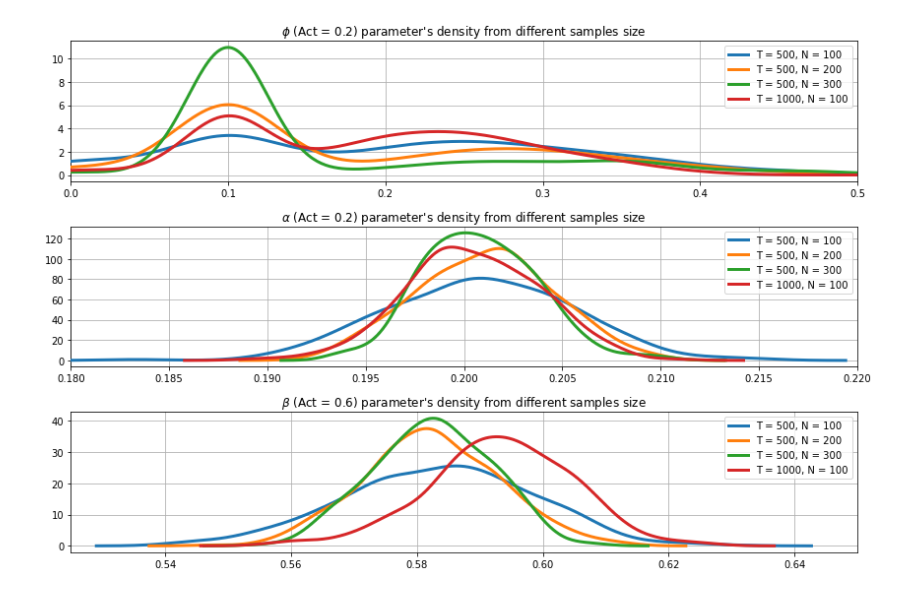
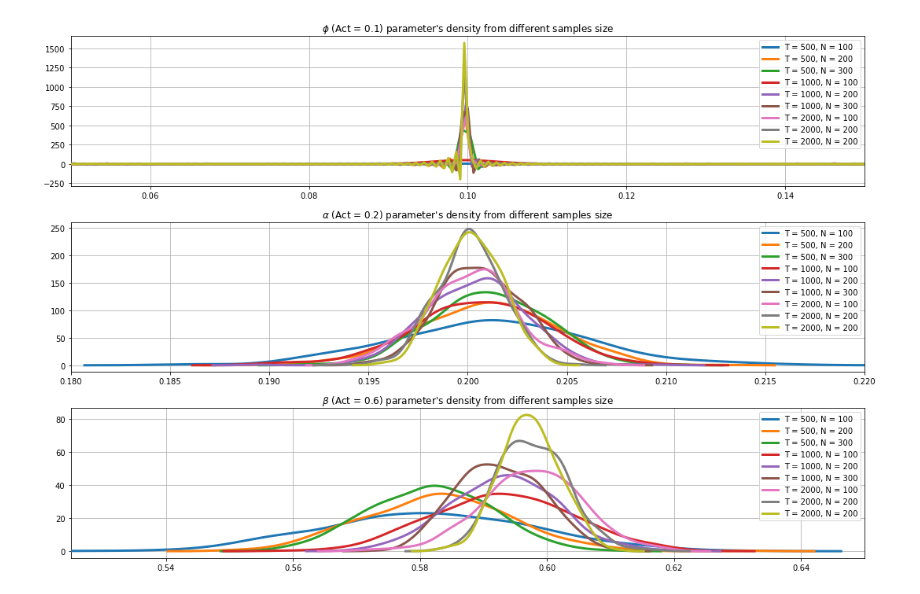
Before and after one commit to NemesiP/volatility-forecasting, a Jupyter notebook: Examples/Panel_GARCH_CSA_sim.ipynb, the cells around one changed output. Cells and saved outputs as stored; diff of their text form; code cells hidden in the pictures.

Commit message:
Panel_GARCH_CSA_sim.ipynb completed

```diff
--- a/Examples/Panel_GARCH_CSA_sim.ipynb
+++ b/Examples/Panel_GARCH_CSA_sim.ipynb
@@ -45,85 +55,117 @@ sim500_dp = pd.read_csv('C:/Users/peter/Desktop/volatility-forecasting/results/p
 # %%
-sim500_qp = pd.read_csv('C:/Users/peter/Desktop/volatility-forecasting/results/pgcsa_500_qp.csv')
+sim500_qp = pd.read_csv('C:/Users/peter/Desktop/volatility-forecasting/results/pgcsa_500_qp_v2.csv')
+# %%
+sim2000 = pd.read_csv('C:/Users/peter/Desktop/volatility-forecasting/results/pgcsa_2000_v2.csv')
+# %%
+sim2000_dp = pd.read_csv('C:/Users/peter/Desktop/volatility-forecasting/results/pgcsa_2000_dp_v2.csv')
+# %%
+sim2000_qp = pd.read_csv('C:/Users/peter/Desktop/volatility-forecasting/results/pgcsa_2000_qp_v2.csv')
 # %%
+phi_500 = sm.nonparametric.KDEUnivariate(sim500.iloc[:, 2].values)
+phi_500.fit()
 phi_500_dp = sm.nonparametric.KDEUnivariate(sim500_dp.iloc[:, 2].values)
 phi_500_dp.fit()
-phi_500 = sm.nonparametric.KDEUnivariate(sim500.iloc[:, 2].values)
-phi_500.fit()
 phi_500_qp = sm.nonparametric.KDEUnivariate(sim500_qp.iloc[:, 2].values)
 phi_500_qp.fit()
 phi_1000 = sm.nonparametric.KDEUnivariate(sim1000.iloc[:, 2].values)
 phi_1000.fit()
-"""
-phi_1000_dp = sm.nonparametric.KDEUnivariate(sim1000_dp.iloc[:, 1].values)
+phi_1000_dp = sm.nonparametric.KDEUnivariate(sim1000_dp.iloc[:, 2].values)
 phi_1000_dp.fit()
-phi_1000_qp = sm.nonparametric.KDEUnivariate(sim1000_qp.iloc[:, 1].values)
+phi_1000_qp = sm.nonparametric.KDEUnivariate(sim1000_qp.iloc[:, 2].values)
 phi_1000_qp.fit()
-"""
+phi_2000 = sm.nonparametric.KDEUnivariate(sim2000.iloc[:, 2].values)
+phi_2000.fit()
+phi_2000_dp = sm.nonparametric.KDEUnivariate(sim2000_dp.iloc[:, 2].values)
+phi_2000_dp.fit()
+phi_2000_qp = sm.nonparametric.KDEUnivariate(sim2000_qp.iloc[:, 2].values)
+phi_2000_qp.fit()
+
+alpha_500 = sm.nonparametric.KDEUnivariate(sim500.iloc[:, 3].values)
+alpha_500.fit()
 alpha_500_dp = sm.nonparametric.KDEUnivariate(sim500_dp.iloc[:, 3].values)
 alpha_500_dp.fit()
-alpha_500 = sm.nonparametric.KDEUnivariate(sim500.iloc[:, 3].values)
-alpha_500.fit()
 alpha_500_qp = sm.nonparametric.KDEUnivariate(sim500_qp.iloc[:, 3].values)
 alpha_500_qp.fit()
 alpha_1000 = sm.nonparametric.KDEUnivariate(sim1000.iloc[:, 3].values)
 alpha_1000.fit()
-"""
-alpha_1000_dp = sm.nonparametric.KDEUnivariate(sim1000_dp.iloc[:, 2].values)
+alpha_1000_dp = sm.nonparametric.KDEUnivariate(sim1000_dp.iloc[:, 3].values)
 alpha_1000_dp.fit()
-alpha_1000_qp = sm.nonparametric.KDEUnivariate(sim1000_qp.iloc[:, 2].values)
+alpha_1000_qp = sm.nonparametric.KDEUnivariate(sim1000_qp.iloc[:, 3].values)
 alpha_1000_qp.fit()
-"""
+alpha_2000 = sm.nonparametric.KDEUnivariate(sim2000.iloc[:, 3].values)
+alpha_2000.fit()
+alpha_2000_dp = sm.nonparametric.KDEUnivariate(sim2000_dp.iloc[:, 3].values)
+alpha_2000_dp.fit()
+alpha_2000_qp = sm.nonparametric.KDEUnivariate(sim2000_qp.iloc[:, 3].values)
+alpha_2000_qp.fit()
+
+beta_500 = sm.nonparametric.KDEUnivariate(sim500.iloc[:, 4].values)
+beta_500.fit()
 beta_500_dp = sm.nonparametric.KDEUnivariate(sim500_dp.iloc[:, 4].values)
 beta_500_dp.fit()
-beta_500 = sm.nonparametric.KDEUnivariate(sim500.iloc[:, 4].values)
-beta_500.fit()
 beta_500_qp = sm.nonparametric.KDEUnivariate(sim500_qp.iloc[:, 4].values)
 beta_500_qp.fit()
 beta_1000 = sm.nonparametric.KDEUnivariate(sim1000.iloc[:, 4].values)
 beta_1000.fit()
-"""
-beta_1000_dp = sm.nonparametric.KDEUnivariate(sim1000_dp.iloc[:, 3].values)
+beta_1000_dp = sm.nonparametric.KDEUnivariate(sim1000_dp.iloc[:, 4].values)
 beta_1000_dp.fit()
-beta_1000_qp = sm.nonparametric.KDEUnivariate(sim1000_qp.iloc[:, 3].values)
+beta_1000_qp = sm.nonparametric.KDEUnivariate(sim1000_qp.iloc[:, 4].values)
 beta_1000_qp.fit()
-"""
-fig , ax = plt.subplots(3, 1, figsize=(12, 8), tight_layout=True)
+beta_2000 = sm.nonparametric.KDEUnivariate(sim2000.iloc[:, 4].values)
+beta_2000.fit()
+beta_2000_dp = sm.nonparametric.KDEUnivariate(sim2000_dp.iloc[:, 4].values)
+beta_2000_dp.fit()
+beta_2000_dp = sm.nonparametric.KDEUnivariate(sim2000_dp.iloc[:, 4].values)
+beta_2000_dp.fit()
+beta_2000_qp = sm.nonparametric.KDEUnivariate(sim2000_qp.iloc[:, 4].values)
+beta_2000_qp.fit()
+
+fig , ax = plt.subplots(3, 1, figsize=(15, 10), tight_layout=True)
 
 ax[0].plot(phi_500.support, phi_500.density, lw = 3, label = 'T = 500, N = 100', zorder = 10)
 ax[0].plot(phi_500_dp.support, phi_500_dp.density, lw = 3, label = 'T = 500, N = 200', zorder = 10)
 ax[0].plot(phi_500_qp.support, phi_500_qp.density, lw = 3, label = 'T = 500, N = 300', zorder = 10)
 ax[0].plot(phi_1000.support, phi_1000.density, lw = 3, label = 'T = 1000, N = 100', zorder = 10)
-#ax[0].plot(phi_1000_dp.support, phi_1000_dp.density, lw = 3, label = 'T = 1000, N = 200', zorder = 10)
-#ax[0].plot(phi_1000_qp.support, phi_1000_qp.density, lw = 3, label = 'T = 1000, N = 300', zorder = 10)
-ax[0].set_title(r'$\phi$'+" (Act = 0.2) parameter's density from different samples size")
+ax[0].plot(phi_1000_dp.support, phi_1000_dp.density, lw = 3, label = 'T = 1000, N = 200', zorder = 10)
+ax[0].plot(phi_1000_qp.support, phi_1000_qp.density, lw = 3, label = 'T = 1000, N = 300', zorder = 10)
+ax[0].plot(phi_2000.support, phi_2000.density, lw = 3, label = 'T = 2000, N = 100', zorder = 10)
+ax[0].plot(phi_2000_dp.support, phi_2000_dp.density, lw = 3, label = 'T = 2000, N = 200', zorder = 10)
+ax[0].plot(phi_2000_qp.support, phi_2000_qp.density, lw = 3, label = 'T = 2000, N = 200', zorder = 10)
+ax[0].set_title(r'$\phi$'+" (Act = 0.1) parameter's density from different samples size")
 ax[0].grid(True, zorder = -5)
-ax[0].set_xlim((0.0, 0.5))
+ax[0].set_xlim((0.05, 0.15))
 ax[0].legend(loc = 'best')
 
 ax[1].plot(alpha_500.support, alpha_500.density, lw = 3, label = 'T = 500, N = 100', zorder = 10)
 ax[1].plot(alpha_500_dp.support, alpha_500_dp.density, lw = 3, label = 'T = 500, N = 200', zorder = 10)
 ax[1].plot(alpha_500_qp.support, alpha_500_qp.density, lw = 3, label = 'T = 500, N = 300', zorder = 10)
 ax[1].plot(alpha_1000.support, alpha_1000.density, lw = 3, label = 'T = 1000, N = 100', zorder = 10)
-#ax[1].plot(alpha_1000_dp.support, alpha_1000_dp.density, lw = 3, label = 'T = 1000, N = 200', zorder = 10)
-#ax[1].plot(alpha_1000_qp.support, alpha_1000_qp.density, lw = 3, label = 'T = 1000, N = 300', zorder = 10)
+ax[1].plot(alpha_1000_dp.support, alpha_1000_dp.density, lw = 3, label = 'T = 1000, N = 200', zorder = 10)
+ax[1].plot(alpha_1000_qp.support, alpha_1000_qp.density, lw = 3, label = 'T = 1000, N = 300', zorder = 10)
+ax[1].plot(alpha_2000.support, alpha_2000.density, lw = 3, label = 'T = 2000, N = 100', zorder = 10)
+ax[1].plot(alpha_2000_dp.support, alpha_2000_dp.density, lw = 3, label = 'T = 2000, N = 200', zorder = 10)
+ax[1].plot(alpha_2000_qp.support, alpha_2000_qp.density, lw = 3, label = 'T = 2000, N = 200', zorder = 10)
 ax[1].set_title(r'$\alpha$'+" (Act = 0.2) parameter's density from different samples size")
 ax[1].grid(True, zorder = -5)
 ax[1].set_xlim((0.18, 0.22))
 ax[1].legend(loc = 'best')
 
 ax[2].plot(beta_500.support, beta_500.density, lw = 3, label = 'T = 500, N = 100', zorder = 10)
 ax[2].plot(beta_500_dp.support, beta_500_dp.density, lw = 3, label = 'T = 500, N = 200', zorder = 10)
 ax[2].plot(beta_500_qp.support, beta_500_qp.density, lw = 3, label = 'T = 500, N = 300', zorder = 10)
 ax[2].plot(beta_1000.support, beta_1000.density, lw = 3, label = 'T = 1000, N = 100', zorder = 10)
-#ax[2].plot(beta_1000_dp.support, beta_1000_dp.density, lw = 3, label = 'T = 1000, N = 200', zorder = 10)
-#ax[2].plot(beta_1000_qp.support, beta_1000_qp.density, lw = 3, label = 'T = 1000, N = 300', zorder = 10)
+ax[2].plot(beta_1000_dp.support, beta_1000_dp.density, lw = 3, label = 'T = 1000, N = 200', zorder = 10)
+ax[2].plot(beta_1000_qp.support, beta_1000_qp.density, lw = 3, label = 'T = 1000, N = 300', zorder = 10)
+ax[2].plot(beta_2000.support, beta_2000.density, lw = 3, label = 'T = 2000, N = 100', zorder = 10)
+ax[2].plot(beta_2000_dp.support, beta_2000_dp.density, lw = 3, label = 'T = 2000, N = 200', zorder = 10)
+ax[2].plot(beta_2000_qp.support, beta_2000_qp.density, lw = 3, label = 'T = 2000, N = 200', zorder = 10)
 ax[2].set_title(r'$\beta$'+" (Act = 0.6) parameter's density from different samples size")
 ax[2].grid(True, zorder = -5)
 ax[2].set_xlim((0.525, 0.650))
 ax[2].legend(loc = 'best')
 
 
-#plt.savefig('C:/Users/peter/Desktop/volatility-forecasting/results/garch_sim.png')
+plt.savefig('C:/Users/peter/Desktop/volatility-forecasting/results/pgcsa_sim.png')
 plt.show()
 # %% [output]
-[figure, old version]
+[figure, new version]
```
Also changed, not shown: parts of 14 cells of this notebook, 1 other file.
